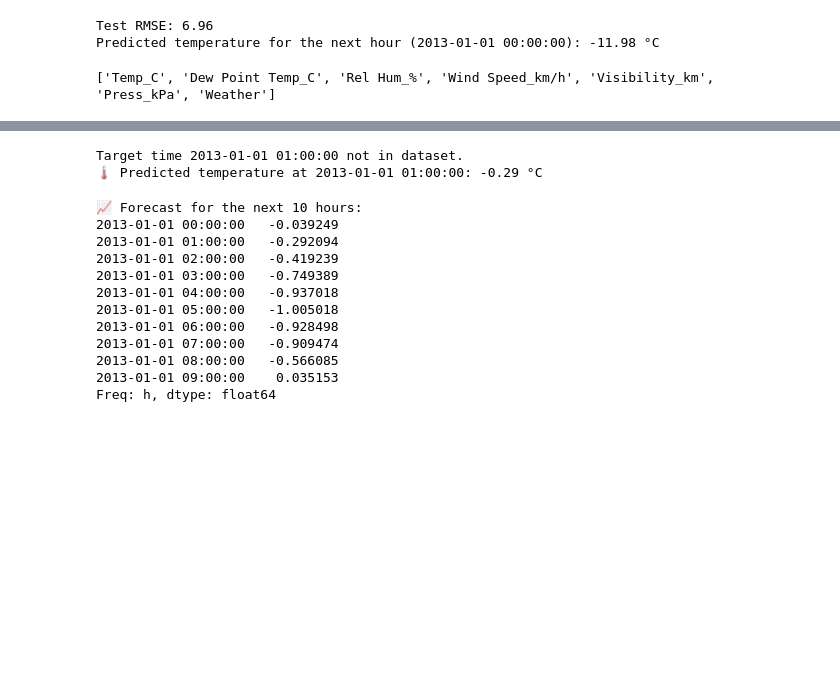
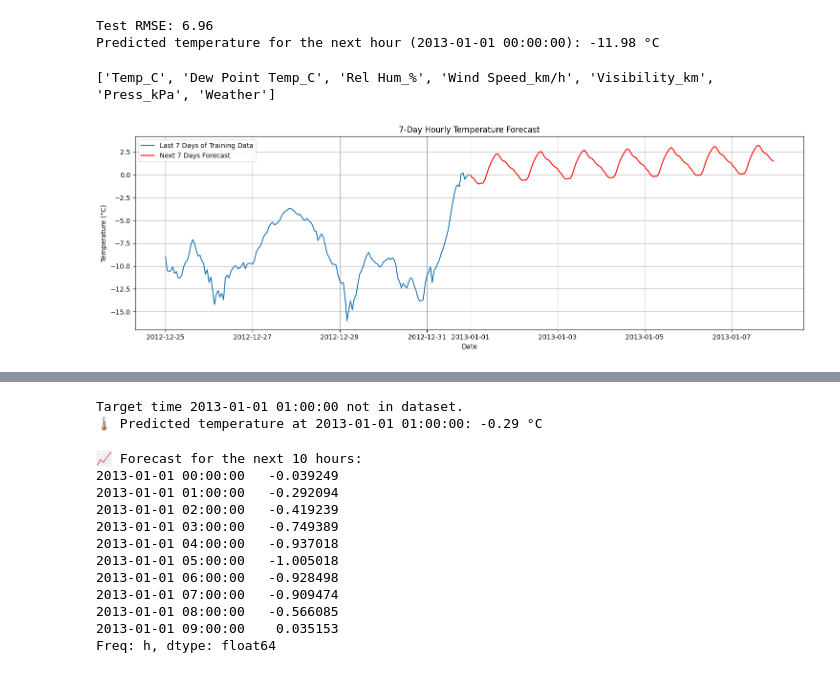
Before and after one commit to Visa110804/Time-series-forecasting, a Jupyter notebook: Time_series_forrecast.ipynb, the cells around one changed output, grey strips where cells are left out. Cells and saved outputs as stored; diff of their text form; code cells hidden in the pictures; blank space fills up the shorter version.

```diff
--- a/Time_series_forrecast.ipynb
+++ b/Time_series_forrecast.ipynb
@@ -80,3 +78,55 @@ Predicted temperature for the next hour (2013-01-01 00:00:00): -11.98 °C
 print(df.columns.tolist())
 # %% [output]
 ['Temp_C', 'Dew Point Temp_C', 'Rel Hum_%', 'Wind Speed_km/h', 'Visibility_km', 'Press_kPa', 'Weather']
+# %%
+import pandas as pd
+import numpy as np
+import matplotlib.pyplot as plt
+from statsmodels.tsa.statespace.sarimax import SARIMAX
+
+# Step 1: Load the dataset
+df = pd.read_csv('Weather_Data.csv')
+
+# Step 2: Parse datetime and set as index
+df['Date/Time'] = pd.to_datetime(df['Date/Time'])
+df.set_index('Date/Time', inplace=True)
+
+# Step 3: Forward-fill missing values
+df = df.fillna(method='ffill')
+
+# Step 4: Extract temperature column
+temperature = df['Temp_C']
+
+# Step 5: Use last 1 year (8760 hours) for training
+last_timestamp = temperature.index[-1]
+start_training_time = last_timestamp - pd.Timedelta(hours=8760)
+train = temperature.loc[start_training_time:last_timestamp]
+
+# Step 6: Fit SARIMAX model
+model = SARIMAX(train, order=(1,1,1), seasonal_order=(1,1,1,24))  # daily seasonality
+model_fit = model.fit(disp=False)
+
+# Step 7: Forecast next 7 days (168 hours)
+forecast_steps = 168
+future_index = pd.date_range(start=last_timestamp + pd.Timedelta(hours=1),
+                             periods=forecast_steps, freq='H')
+forecast = model_fit.predict(start=len(train), end=len(train) + forecast_steps - 1)
+forecast.index = future_index
+
+# Step 8: Plot the forecast
+plt.figure(figsize=(15,5))
+plt.plot(train.index[-24*7:], train[-24*7:], label='Last 7 Days of Training Data')
+plt.plot(forecast.index, forecast, label='Next 7 Days Forecast', color='red')
+plt.title('7-Day Hourly Temperature Forecast')
+plt.ylabel('Temperature (°C)')
+plt.xlabel('Date')
+plt.legend()
+plt.grid(True)
+plt.tight_layout()
+plt.show()
+
+# Step 9: Print forecast values
+print("Next 7 Days Temperature Forecast (Hourly):")
+print(forecast.round(2))
+# %% [output]
+[figure, added]
```
Also changed, not shown: parts of 2 cells of this notebook.
